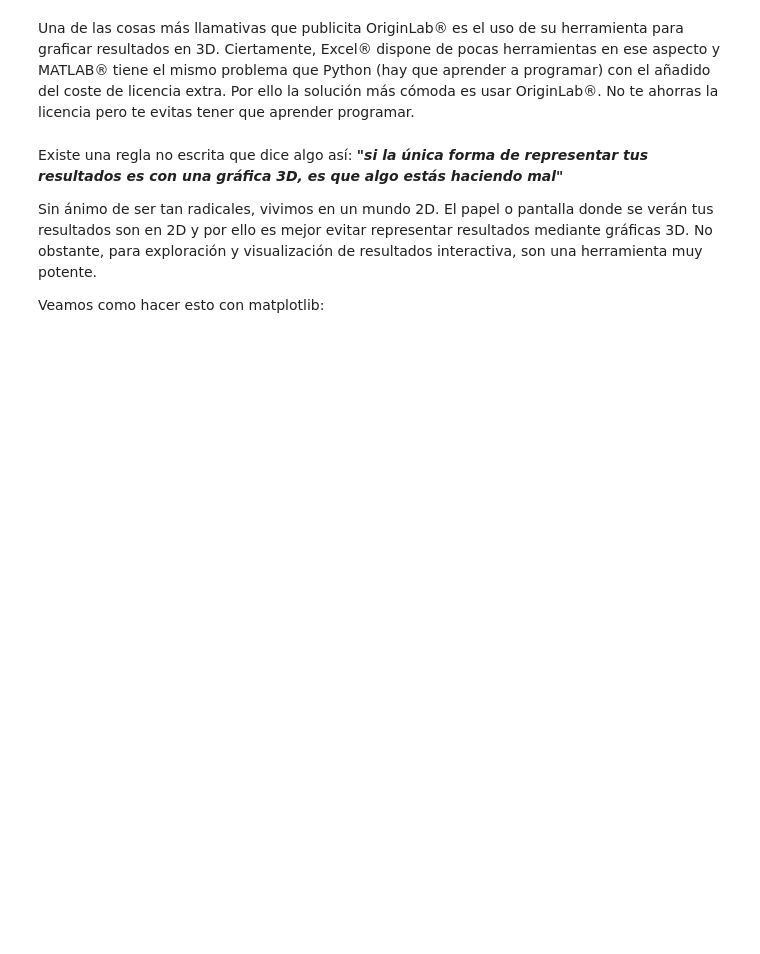
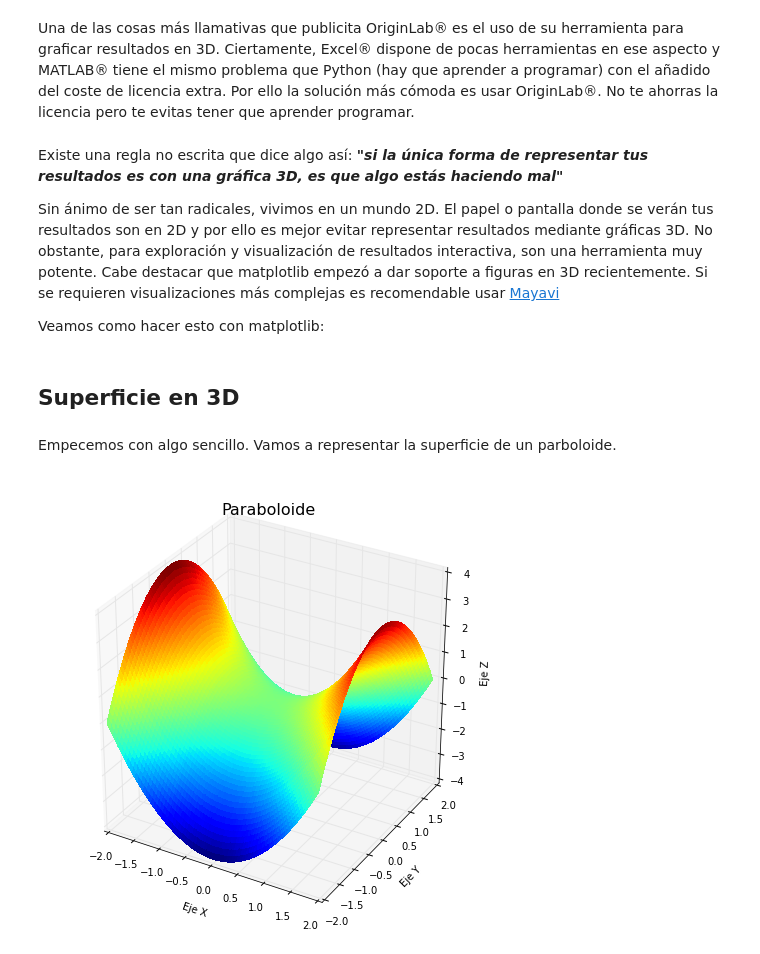
Before and after one commit to franktoffel/origin, a Jupyter notebook: originlab-python.ipynb, the cells around one changed output. Saved outputs shown, nothing was run; the diff lists cells and outputs as text; code cells hidden in the pictures; blank space fills up the shorter version.

Commit message:
Several examples, almost ready to submit

```diff
--- a/originlab-python.ipynb
+++ b/originlab-python.ipynb
@@ -301,6 +351,6 @@ Una de las cosas más llamativas que publicita OriginLab® es el uso de su herra
 # %% [markdown]
 Existe una regla no escrita que dice algo así: **_"si la única forma de representar tus resultados es con una gráfica 3D, es que algo estás haciendo mal"_**
 
-Sin ánimo de ser tan radicales, vivimos en un mundo 2D. El papel o pantalla donde se verán tus resultados son en 2D y por ello es mejor evitar representar resultados mediante gráficas 3D. No obstante, para exploración y visualización de resultados interactiva, son una herramienta muy potente.
+Sin ánimo de ser tan radicales, vivimos en un mundo 2D. El papel o pantalla donde se verán tus resultados son en 2D y por ello es mejor evitar representar resultados mediante gráficas 3D. No obstante, para exploración y visualización de resultados interactiva, son una herramienta muy potente. Cabe destacar que matplotlib empezó a dar soporte a figuras en 3D recientemente. Si se requieren visualizaciones más complejas es recomendable usar [Mayavi](http://docs.enthought.com/mayavi/mayavi/auto/examples.html)
 
 Veamos como hacer esto con matplotlib:
@@ -306,0 +363,35 @@ Veamos como hacer esto con matplotlib:
+# %% [markdown]
+## Superficie en 3D
+# %% [markdown]
+Empecemos con algo sencillo. Vamos a representar la superficie de un parboloide.
+# %%
+# Crea los vectores x e y
+x = np.arange(-2, 2, 0.05)
+y = np.arange(-2, 2, 0.05)
+
+# Genera el mallado 2D
+X, Y = np.meshgrid(x,y)
+
+# Calcula Z: Paraboloide
+Z = (X)**2-(Y)**2
+
+# Tamaño de figura
+fig = plt.figure(figsize=(8,8))
+
+# Proyección de la figura en 3D
+ax = fig.gca(projection='3d')
+
+# Dibuja los resultados
+ax.plot_surface(X, Y, Z, rstride=1, cstride=1, cmap=cm.jet,
+        linewidth=0, antialiased=False)
+
+# Texto de las etiquetas
+ax.set_xlabel("Eje X")
+ax.set_ylabel("Eje Y")
+ax.set_zlabel("Eje Z")
+ax.set_title("Paraboloide", fontsize=16)
+
+
+plt.show()
+# %% [output]
+[figure, added]
```
Also changed, not shown: parts of 20 cells of this notebook, 1 other file.
